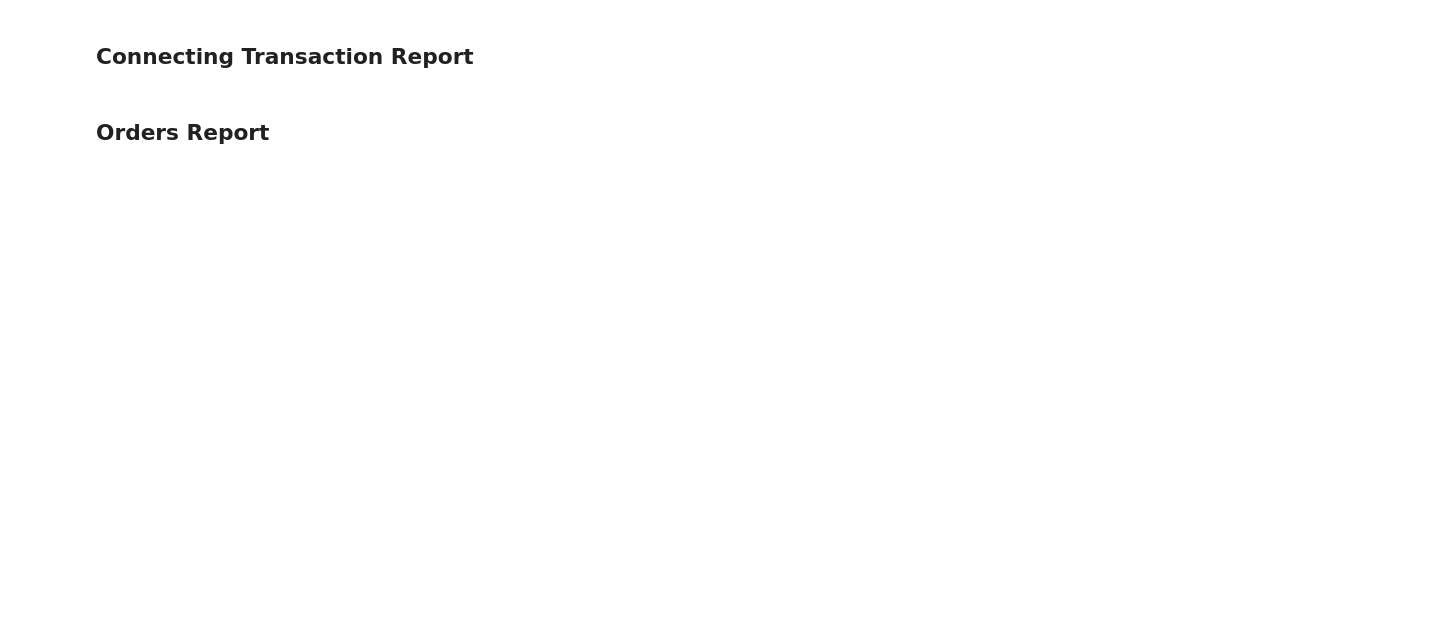
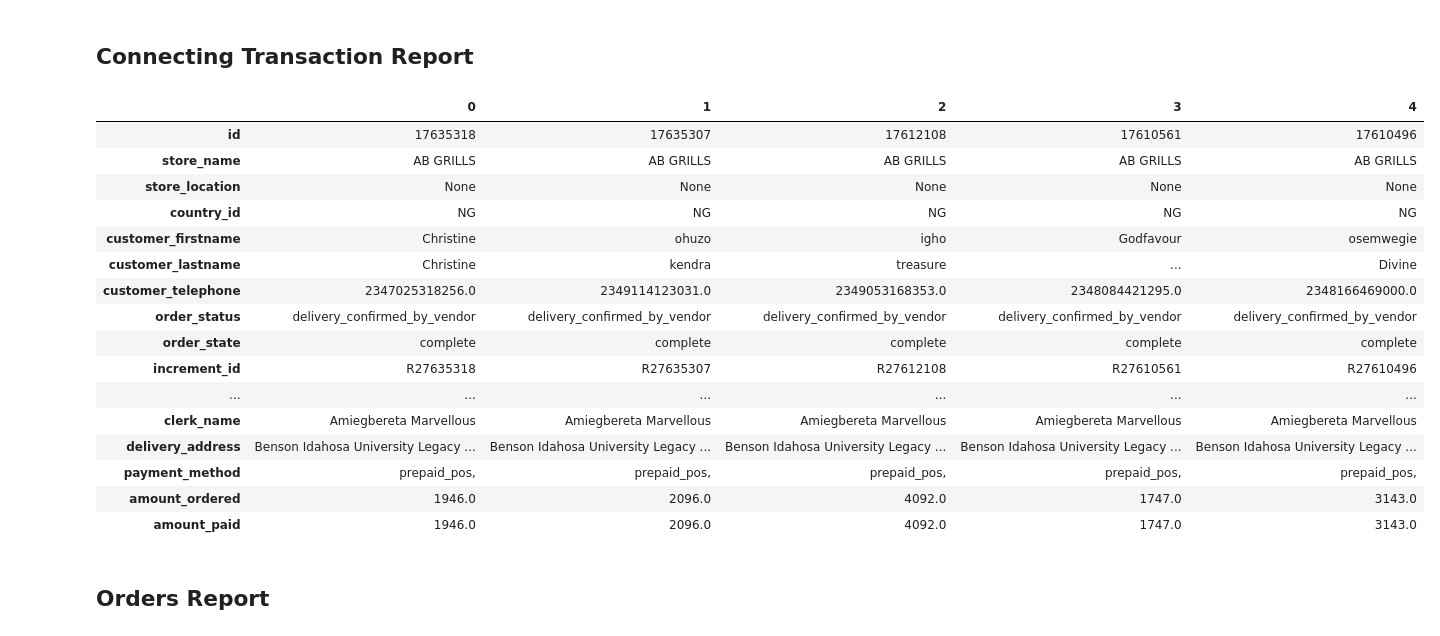
Before and after one commit to greglacinto/capstone_dab_422, a Jupyter notebook: capstone_phase2.ipynb, the cells around one changed output. Saved outputs shown, nothing was run; the diff lists cells and outputs as text; code cells hidden in the pictures; blank space fills up the shorter version.

```diff
--- a/capstone_phase2.ipynb
+++ b/capstone_phase2.ipynb
@@ -94,3 +69,24 @@ transaction_report.columns = col_names2
+# %%
+transaction_report = pd.DataFrame(transaction_report_data, columns=transaction_report_column_names)
+transaction_report.head().T
+# %% [output]
+|  | 0 | 1 | 2 | 3 | 4 |
+| id | 17635318 | 17635307 | 17612108 | 17610561 | 17610496 |
+| store_name | AB GRILLS | AB GRILLS | AB GRILLS | AB GRILLS | AB GRILLS |
+| store_location | None | None | None | None | None |
+| country_id | NG | NG | NG | NG | NG |
+| customer_firstname | Christine | ohuzo | igho | Godfavour | osemwegie |
+| customer_lastname | Christine | kendra | treasure | ... | Divine |
+| customer_telephone | 2347025318256.0 | 2349114123031.0 | 2349053168353.0 | 2348084421295.0 | 2348166469000.0 |
+| order_status | delivery_confirmed_by_vendor | delivery_confirmed_by_vendor | delivery_confirmed_by_vendor | delivery_confirmed_by_vendor | delivery_confirmed_by_vendor |
+| order_state | complete | complete | complete | complete | complete |
+| increment_id | R27635318 | R27635307 | R27612108 | R27610561 | R27610496 |
+| ... | ... | ... | ... | ... | ... |
+| clerk_name | Amiegbereta Marvellous | Amiegbereta Marvellous | Amiegbereta Marvellous | Amiegbereta Marvellous | Amiegbereta Marvellous |
+| delivery_address | Benson Idahosa University Legacy ... | Benson Idahosa University Legacy ... | Benson Idahosa University Legacy ... | Benson Idahosa University Legacy ... | Benson Idahosa University Legacy ... |
+| payment_method | prepaid_pos, | prepaid_pos, | prepaid_pos, | prepaid_pos, | prepaid_pos, |
+| amount_ordered | 1946.0 | 2096.0 | 4092.0 | 1747.0 | 3143.0 |
+| amount_paid | 1946.0 | 2096.0 | 4092.0 | 1747.0 | 3143.0 |
 # %% [markdown]
 ## Orders Report
 # %%
```
Also changed, not shown: parts of 9 cells of this notebook.
